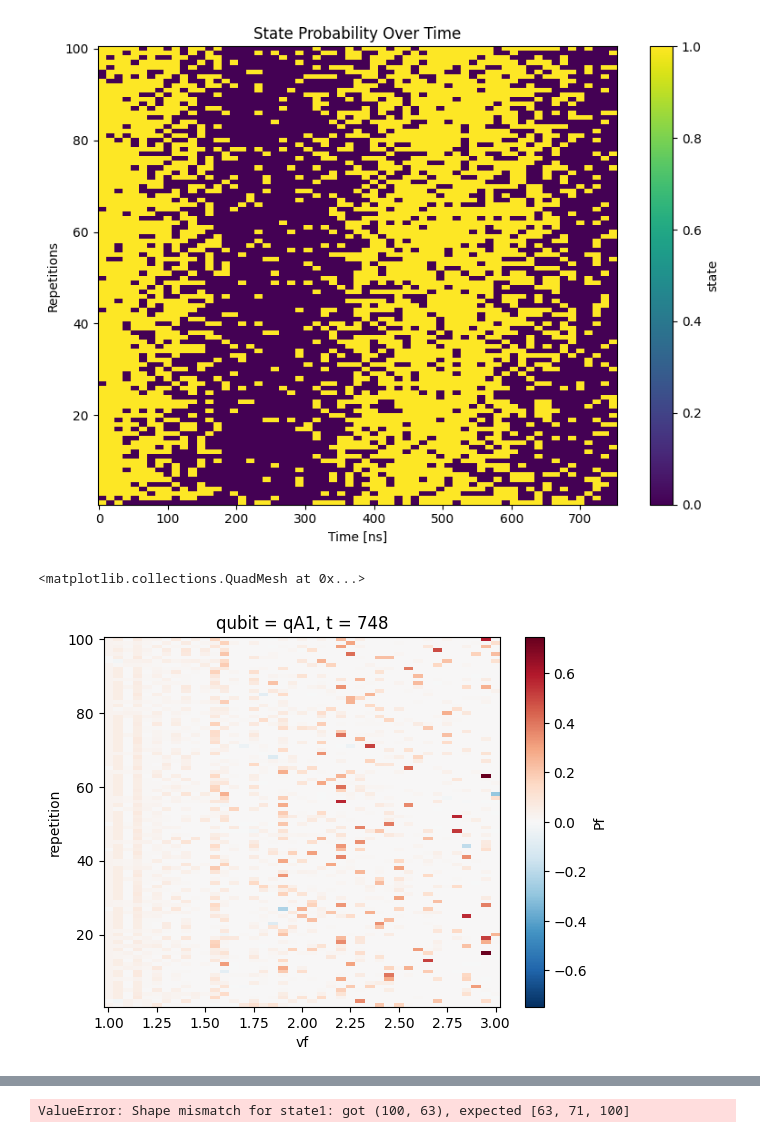
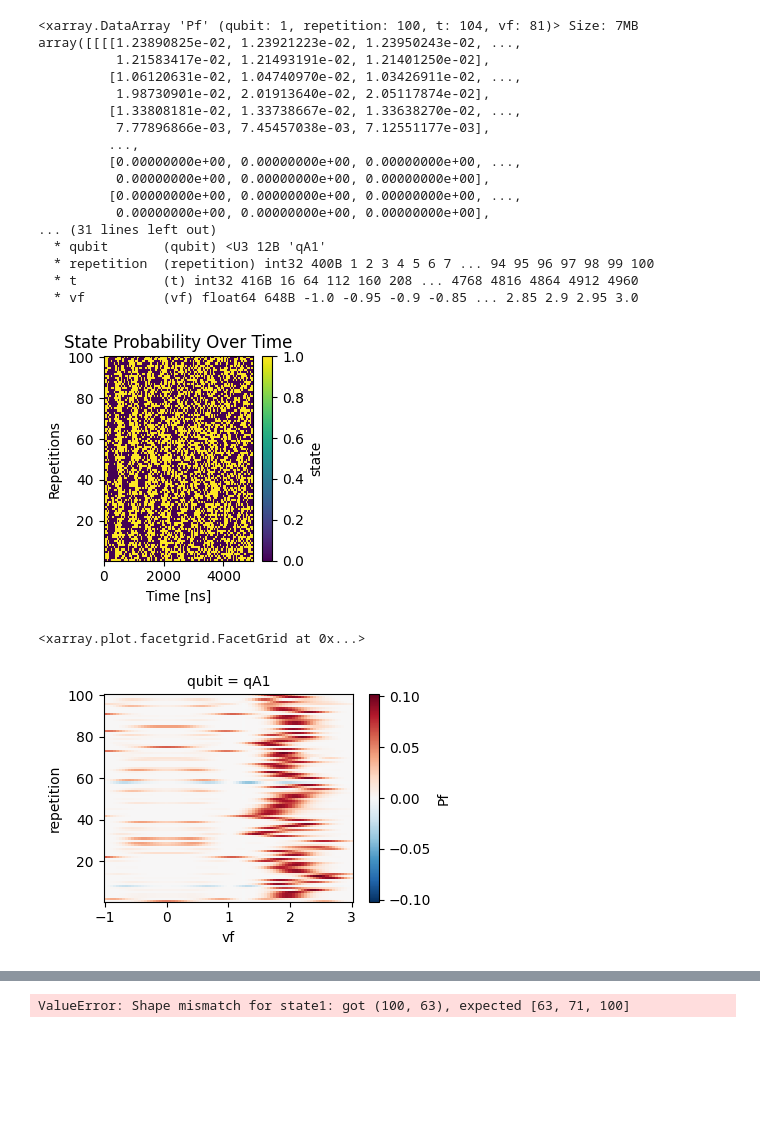
Before and after one commit to i-qcc/iqcc-calibration, a Jupyter notebook: random_exp/Bayesian/FrequencyBayesianEstimation.ipynb, the cells around one changed output, grey strips where cells are left out. Drawn from its saved outputs; the diff is of its cells as text; code cells hidden in the pictures; blank space fills up the shorter version.

```diff
--- a/random_exp/Bayesian/FrequencyBayesianEstimation.ipynb
+++ b/random_exp/Bayesian/FrequencyBayesianEstimation.ipynb
@@ -93,15 +72,16 @@ class Parameters(NodeParameters):
     # Experiment parameters
     num_repetitions: int = 100
     min_wait_time_in_ns: int = 16
-    max_wait_time_in_ns: int = 3000
+    max_wait_time_in_ns: int = 5000
     wait_time_step_in_ns: int = 48
-    detuning: int = 0.5 * u.MHz
+    detuning: int = 2 * u.MHz
 
     # Bayesian parameters
-    f_min: float = 1
+    f_min: float = -1
     f_max: float = 3
     df: float = 0.05
-    alpha: float = 0.1
+
+    alpha: float = -0.2
     beta: float = 0.8
 
     # Control parameters
@@ -170,7 +152,7 @@ with program() as BayesFreq:
     phase = declare(fixed)
 
     # Bayes variables
-    v_f = np.arange(node.parameters.f_min, node.parameters.f_max + 0.5 * node.parameters.df, node.parameters.df)
+
     frequencies = declare(fixed, value=v_f.tolist())
 
     Pf = declare(fixed, value=(np.ones(len(v_f)) / len(v_f)).tolist())
@@ -219,13 +201,9 @@ with program() as BayesFreq:
                 qubit.align()
 
                 # Measurement
-                if node.parameters.use_state_discrimination:
-                    readout_state(qubit, state[i])
-                    save(state[i], state_st[i])
-                else:
-                    qubit.resonator.measure("readout", qua_vars=(I[i], Q[i]))
-                    save(I[i], I_st[i])
-                    save(Q[i], Q_st[i])
+                readout_state(qubit, state[i])
+                save(state[i], state_st[i])
+
 
                 assign(rk, Cast.to_fixed(state[i]) - 0.5)  # Fix: use scalar variable
                 assign(t_sample, Cast.mul_fixed_by_int(1e-3, t * 4))
@@ -254,7 +232,7 @@ with program() as BayesFreq:
         n_st.save("n")
         for i in range(num_qubits):
 
-            Pf_st[i].buffer(n_reps,len(v_f),len(idle_times)).save(f"Pf{i + 1}")
+            Pf_st[i].buffer(len(v_f)).buffer(len(idle_times)).buffer(n_reps).save(f"Pf{i + 1}")
             state_st[i].buffer(n_reps,len(idle_times)).save(f"state{i + 1}")
 # %%
 with qm_session(qmm, config, timeout=node.parameters.timeout ) as qm:
@@ -276,25 +253,51 @@ Progress: [##################################################] 100.0% (n=100/100
 # %%
-ds_single = fetch_results_as_xarray_arb_var(job.result_handles, qubits, {"t": idle_times, "repetition": np.arange(1,n_reps+1)}, "state")
-ds_Pf = fetch_results_as_xarray_arb_var(job.result_handles, qubits, {"t": idle_times, "vf" : np.arange(node.parameters.f_min, node.parameters.f_max + 0.5 * node.parameters.df, node.parameters.df),"repetition": np.arange(1,n_reps+1)}, "Pf")
+ds_single = fetch_results_as_xarray_arb_var(job.result_handles, qubits, {"t": idle_times*4, "repetition": np.arange(1,n_reps+1)}, "state")
+ds_Pf = fetch_results_as_xarray_arb_var(job.result_handles, qubits, {"vf" : v_f,"t": idle_times*4, "repetition": np.arange(1,n_reps+1)}, "Pf")
 ds = xr.merge([ds_single, ds_Pf])
+# %%
+ds.Pf
+# %% [output]
+<xarray.DataArray 'Pf' (qubit: 1, repetition: 100, t: 104, vf: 81)> Size: 7MB
+array([[[[1.23890825e-02, 1.23921223e-02, 1.23950243e-02, ...,
+          1.21583417e-02, 1.21493191e-02, 1.21401250e-02],
+         [1.06120631e-02, 1.04740970e-02, 1.03426911e-02, ...,
+          1.98730901e-02, 2.01913640e-02, 2.05117874e-02],
+         [1.33808181e-02, 1.33738667e-02, 1.33638270e-02, ...,
+          7.77896866e-03, 7.45457038e-03, 7.12551177e-03],
+         ...,
+         [0.00000000e+00, 0.00000000e+00, 0.00000000e+00, ...,
+          0.00000000e+00, 0.00000000e+00, 0.00000000e+00],
+         [0.00000000e+00, 0.00000000e+00, 0.00000000e+00, ...,
+          0.00000000e+00, 0.00000000e+00, 0.00000000e+00],
+... (31 lines left out)
+  * qubit       (qubit) <U3 12B 'qA1'
+  * repetition  (repetition) int32 400B 1 2 3 4 5 6 7 ... 94 95 96 97 98 99 100
+  * t           (t) int32 416B 16 64 112 160 208 ... 4768 4816 4864 4912 4960
+  * vf          (vf) float64 648B -1.0 -0.95 -0.9 -0.85 ... 2.85 2.9 2.95 3.0
 # %%
 import matplotlib.pyplot as plt
 
-fig, ax = plt.subplots(figsize=(8, 6))
-ds_single.state.plot(ax=ax)
-
-ax.set_xlabel('Time [ns]')
-ax.set_ylabel('Repetitions')
-ax.set_title('State Probability Over Time')
+fig, ax = plt.subplots(1,num_qubits,figsize=(3*num_qubits, 3))
+if num_qubits == 1:
+    ds_single.state.plot(ax=ax)
+    ax.set_xlabel('Time [ns]')
+    ax.set_ylabel('Repetitions')
+    ax.set_title('State Probability Over Time')
+else:
+    for i in range(num_qubits):
+        ds_single.state.isel(qubit=i).plot(ax=ax[i])
+        ax[i].set_xlabel('Time [ns]')
+        ax[i].set_ylabel('Repetitions')
+        ax[i].set_title('State Probability Over Time')
 
 
 plt.tight_layout()
 plt.show()
 # %% [output]
-[figure, old version]
+[figure, new version]
 # %%
-ds_Pf.Pf.isel(t=-1).plot()
+ds_Pf.Pf.isel(t=10).plot(col = "qubit")
 # %% [output]
-<matplotlib.collections.QuadMesh at 0x...>
+<xarray.plot.facetgrid.FacetGrid at 0x...>
-[figure, old version]
+[figure, new version]
 # %%
```
Also changed, not shown: parts of 8 cells of this notebook.
